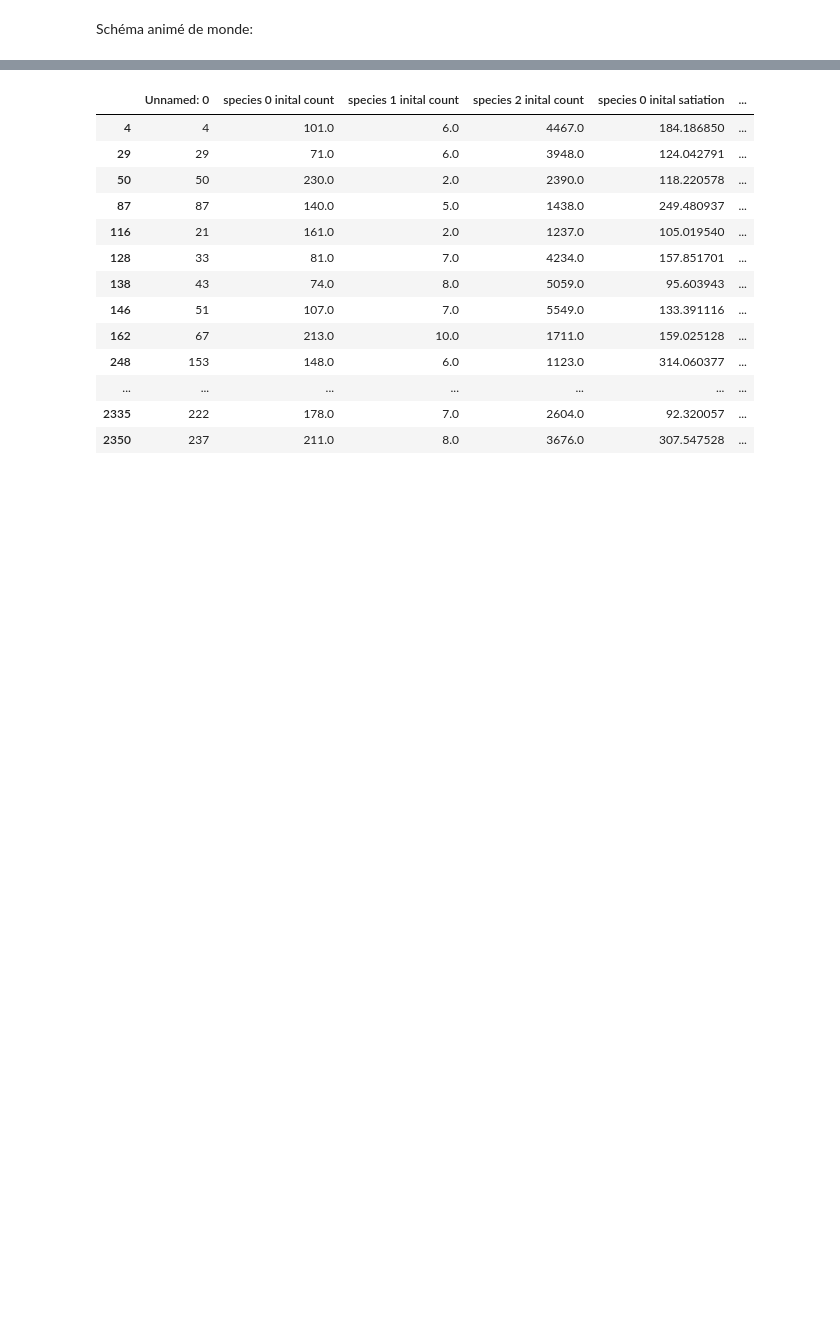
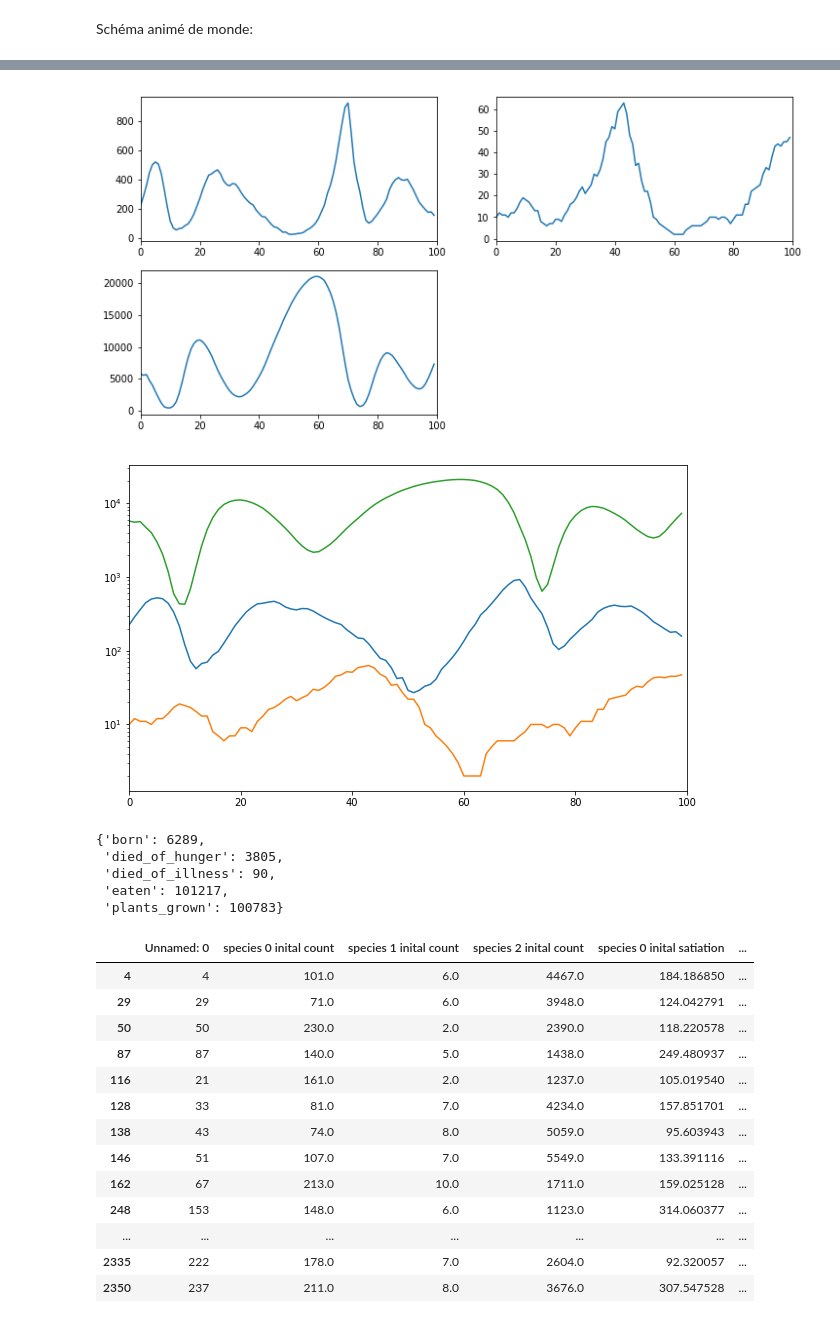
Before and after one commit to findooshka/ecosystem-model, a Jupyter notebook: project.ipynb, the cells around one changed output, grey strips where cells are left out. Saved outputs shown, nothing was run; the diff lists cells and outputs as text; code cells hidden in the pictures; blank space fills up the shorter version.

```diff
--- a/project.ipynb
+++ b/project.ipynb
@@ -7,11 +7,11 @@ import matplotlib.pyplot as plt
 import pandas as pd
 import numpy as np
 # %%
-species = [(0.13, 130, 0, {2}, (0, 0, 1, 1), 200, 101, 100, 0.01, 0.15, 0),
-           (0.2, 130, 1, {0}, (1, 0, 0, 1), 400, 151, 150, 0.01, 0.15, 3),
-           (0, 10, 2, set(), (0, 0.8, 0.2, 1), 50, 40, 1000, 0.01, 0.15, 0),
+species = [(0.06, 130, 0, {2}, (0, 0, 1, 1), 200, 101, 100, 0.01, 0.15, 0, 0.005, 0.15, 0.05),
+           (0.14, 130, 1, {0}, (1, 0, 0, 1), 400, 151, 150, 0.01, 0.15, 3, 0.04, 0.15, 0.05),
+           (0, 10, 2, set(), (0, 0.8, 0.2, 1), 50, 40, 1000, 0.01, 0.15, 0, 0, 0, 0),
           ]
 
-the_map = source.map.Map([200, 10, 6500], 80, 80, species)
+the_map = source.map.Map([200, 10, 6500], 60, 60, species)
 # %% [markdown]
 Schéma animé de monde:
@@ -54,10 +56,21 @@ plt.show()
 [interactive output not drawn]
 # %%
 source.measurement.draw_population(the_map,
-                                   150,
+                                   100,
                                    60,
                                    species_to_draw={0, 1, 2},
                                    stop_on_extinction=True)
+# %% [output]
+[figure, added]
+[figure, added]
+# %%
+the_map.stats
+# %% [output]
+{'born': 6289,
+ 'died_of_hunger': 3805,
+ 'died_of_illness': 90,
+ 'eaten': 101217,
+ 'plants_grown': 100783}
 # %%
 test_result = source.measurement.survival_tests(os.path.join("data", "tests133.csv"),
                                                species,
```
Also changed, not shown: parts of 1 cell of this notebook, 19 other files.
